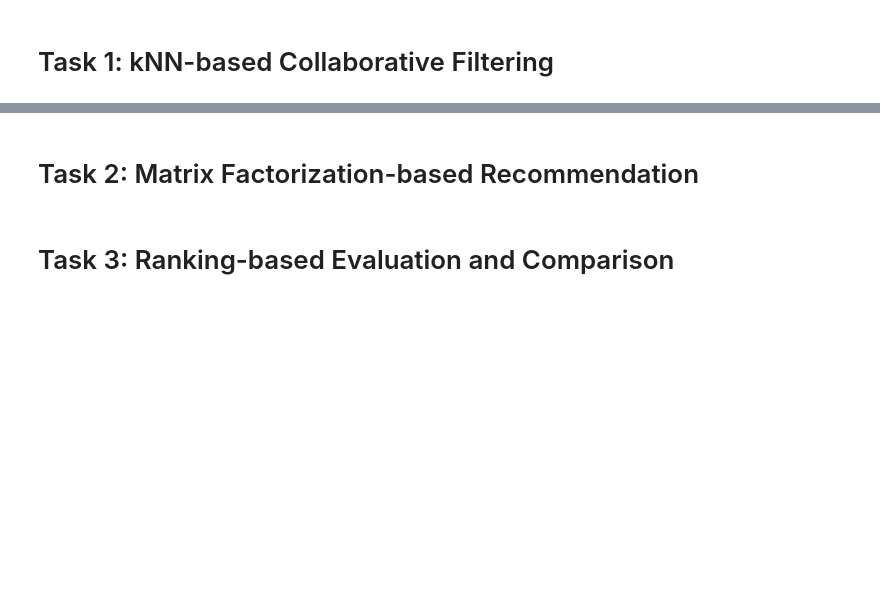
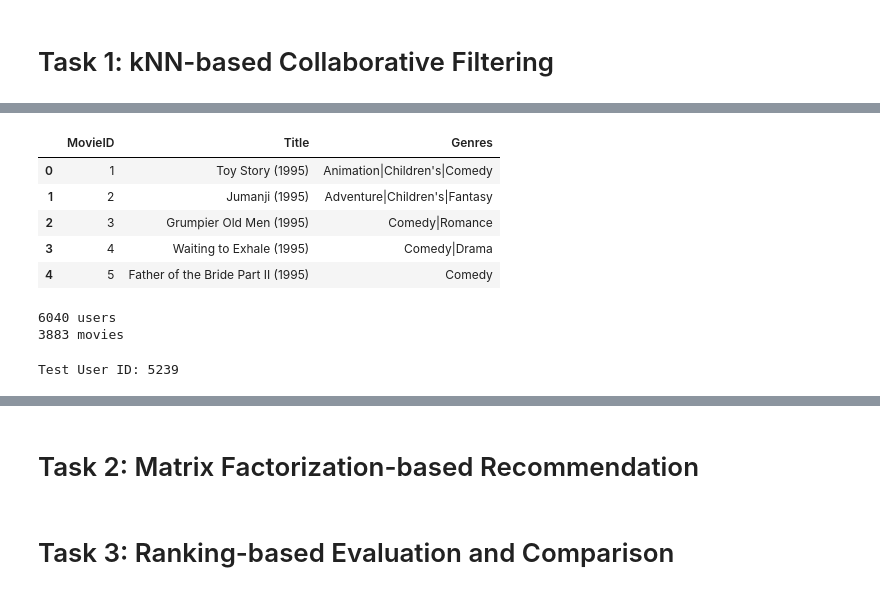
Before and after one commit to LordStarkie/Data-Science-A3, a Jupyter notebook: A3code-s9032159.ipynb, the cells around one changed output, grey strips where cells are left out. Drawn from its saved outputs; the diff is of its cells as text; code cells hidden in the pictures; blank space fills up the shorter version.

```diff
--- a/A3code-s9032159.ipynb
+++ b/A3code-s9032159.ipynb
@@ -9,0 +27,22 @@
+# %%
+# define columns for movies.dat
+movies_columns = ["MovieID", "Title", "Genres"]
+# import movies.dat as df
+movies_df = pd.read_csv("ml-1m/movies.dat", sep="::", names=movies_columns, engine="python", encoding="ISO-8859-1")
+movies_df.head()
+# %% [output]
+|  | MovieID | Title | Genres |
+| 0 | 1 | Toy Story (1995) | Animation|Children's|Comedy |
+| 1 | 2 | Jumanji (1995) | Adventure|Children's|Fantasy |
+| 2 | 3 | Grumpier Old Men (1995) | Comedy|Romance |
+| 3 | 4 | Waiting to Exhale (1995) | Comedy|Drama |
+| 4 | 5 | Father of the Bride Part II (1995) | Comedy |
+# %%
+# get number of unique users and movies
+n_users = ratings_df.UserID.unique().shape[0]
+n_movies = movies_df.MovieID.unique().shape[0]
+print(f"{n_users} users")
+print(f"{n_movies} movies")
+# %% [output]
+6040 users
+3883 movies
@@ -9,0 +57,18 @@
+# %%
+random.seed(42)
+
+# choose random user as test
+random_user_id = random.choice(ratings_df.UserID.unique())
+print(f"Test User ID: {random_user_id}")
+
+# get random_user_ratings
+test_user_ratings = ratings_matrix.loc[random_user_id]
+
+# create training set
+train_ratings = ratings_matrix.drop(index=random_user_id)
+
+# convert to numpy matrix
+train_matrix = train_ratings.to_numpy()
+test_user_matrix = test_user_ratings.to_numpy()
+# %% [output]
+Test User ID: 5239
```
Also changed, not shown: parts of 10 cells of this notebook, 1 other file.
